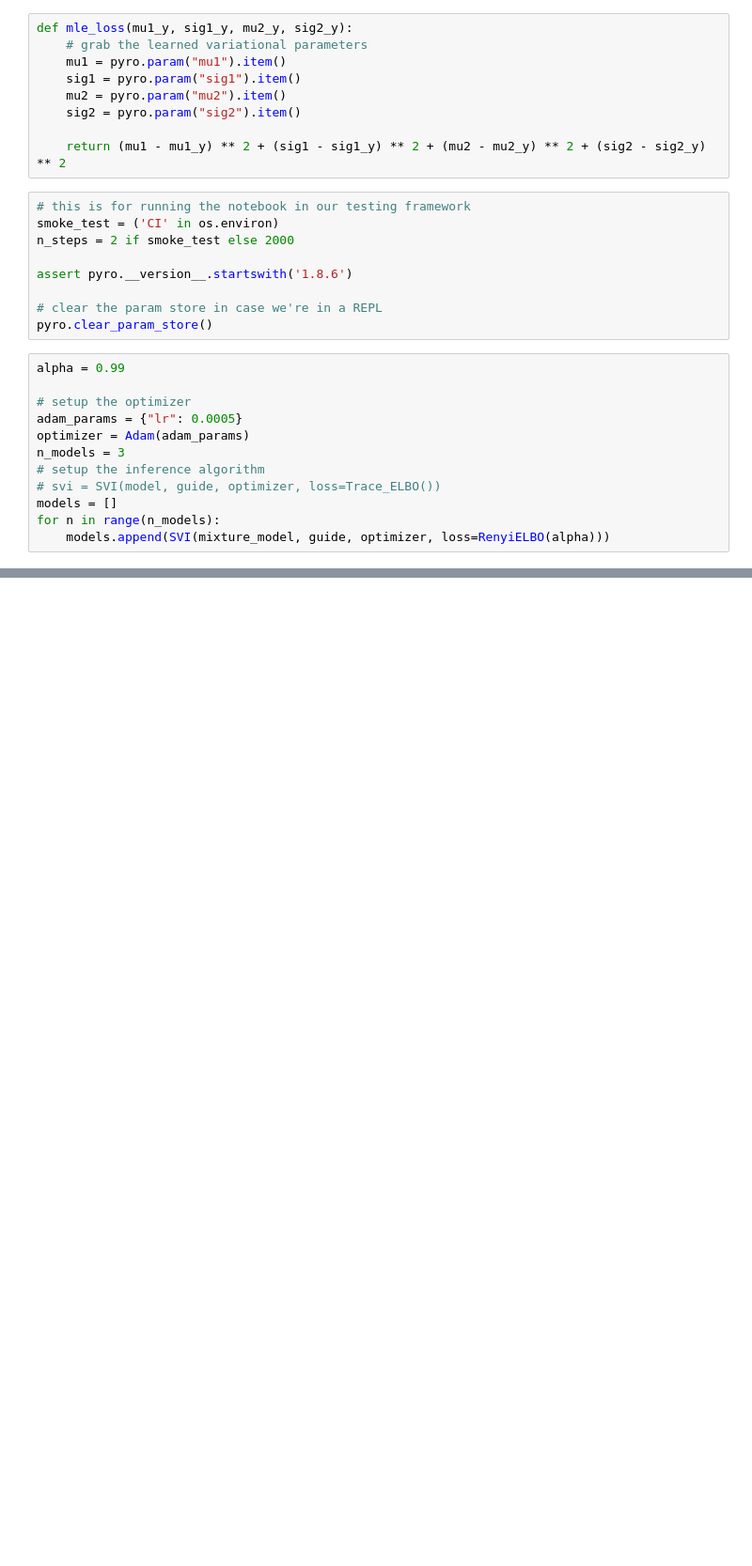
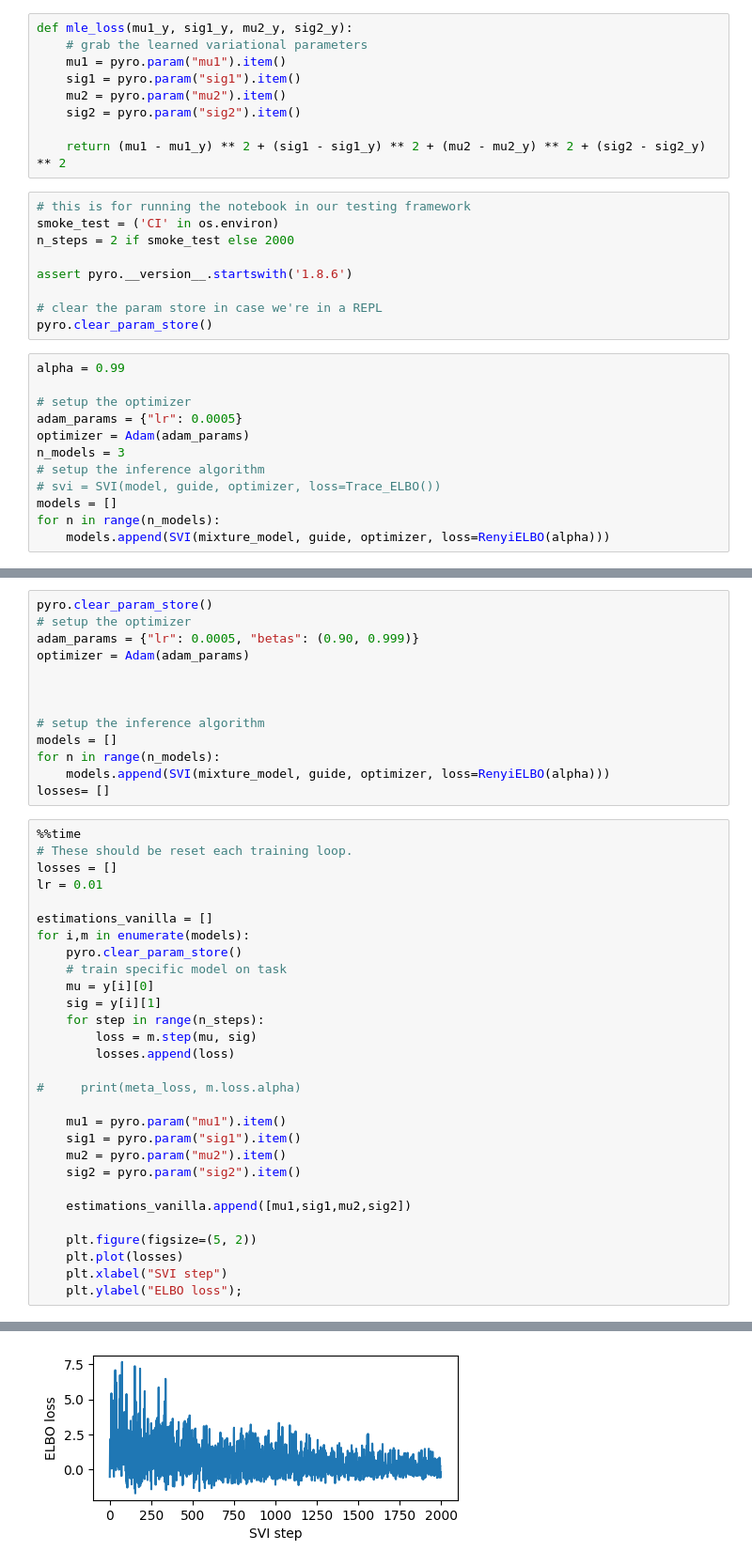
Before and after one commit to CachoobiDoobi/ProbProgProject, a Jupyter notebook: Meta-Divergence.ipynb, the cells around one changed output, grey strips where cells are left out. Shown at 94% size. Drawn from its saved outputs; the diff is of its cells as text; blank space fills up the shorter version.

Commit message:
final meta divergence

```diff
--- a/Meta-Divergence.ipynb
+++ b/Meta-Divergence.ipynb
@@ -126,0 +171,43 @@ y,  estimations
+# %%
+pyro.clear_param_store()
+# setup the optimizer
+adam_params = {"lr": 0.0005, "betas": (0.90, 0.999)}
+optimizer = Adam(adam_params)
+
+
+
+# setup the inference algorithm
+models = []
+for n in range(n_models):
+    models.append(SVI(mixture_model, guide, optimizer, loss=RenyiELBO(alpha)))
+losses= []
+# %%
+%%time
+# These should be reset each training loop.
+losses = []
+lr = 0.01
+
+estimations_vanilla = []
+for i,m in enumerate(models):
+    pyro.clear_param_store()
+    # train specific model on task
+    mu = y[i][0]
+    sig = y[i][1]
+    for step in range(n_steps):
+        loss = m.step(mu, sig)
+        losses.append(loss)
+
+#     print(meta_loss, m.loss.alpha)
+
+    mu1 = pyro.param("mu1").item()
+    sig1 = pyro.param("sig1").item()
+    mu2 = pyro.param("mu2").item()
+    sig2 = pyro.param("sig2").item()
+
+    estimations_vanilla.append([mu1,sig1,mu2,sig2])
+
+    plt.figure(figsize=(5, 2))
+    plt.plot(losses)
+    plt.xlabel("SVI step")
+    plt.ylabel("ELBO loss");
+# %% [output]
@@ -126,0 +216 @@ y,  estimations
+[figure, added]
```
Also changed, not shown: parts of 16 cells of this notebook.
